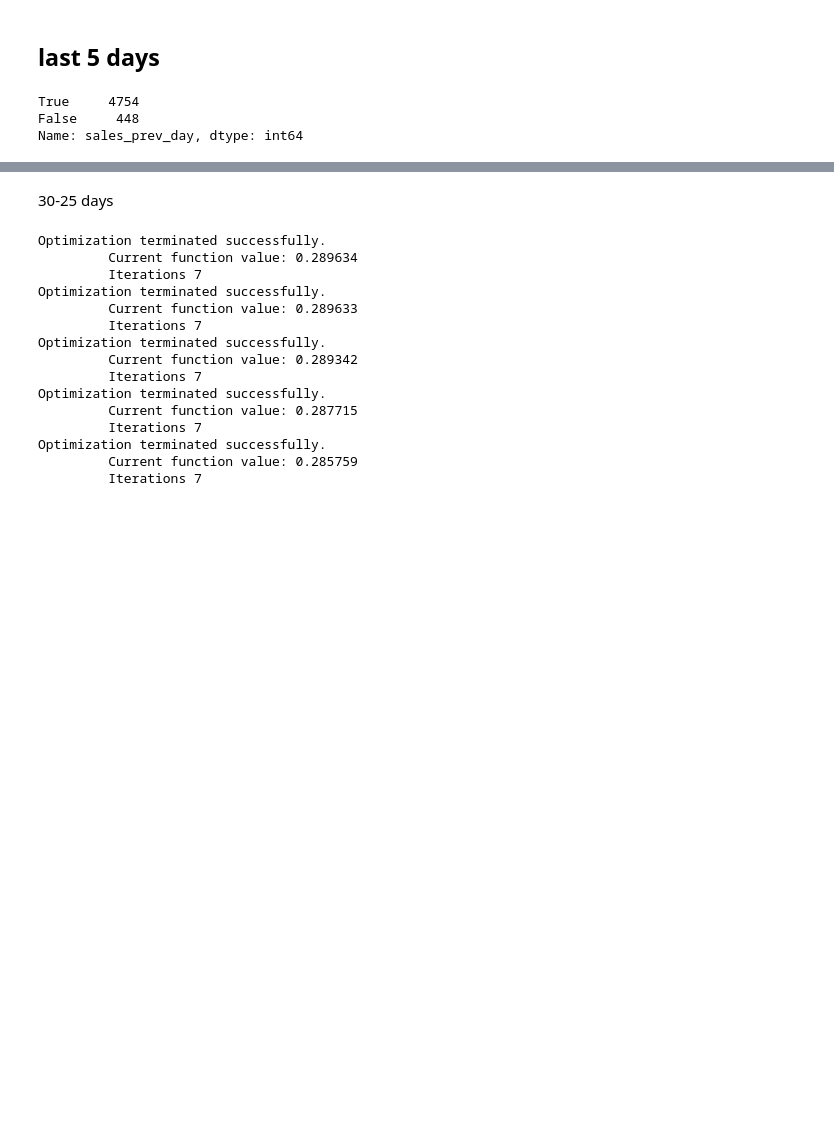
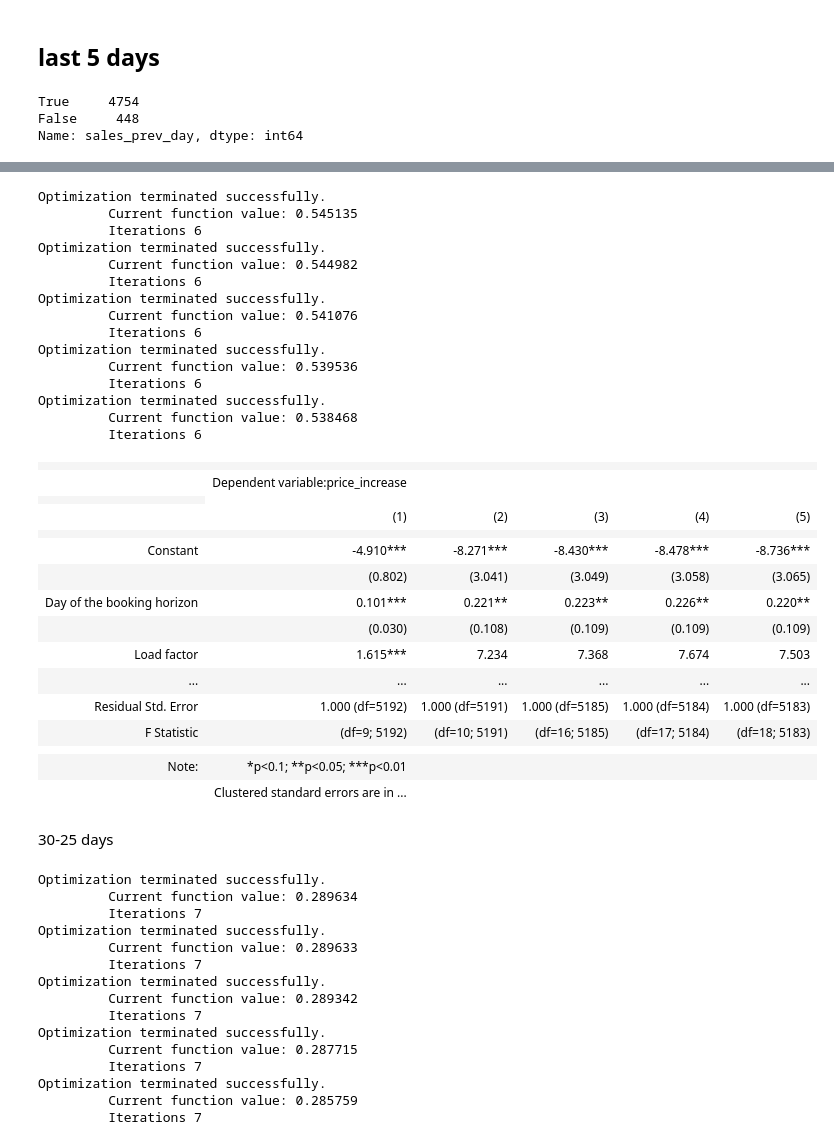
Before and after one commit to adamvig96/renfe-analysis, a Jupyter notebook: regression-models.ipynb, the cells around one changed output, grey strips where cells are left out. Drawn from its saved outputs; the diff is of its cells as text; code cells hidden in the pictures; blank space fills up the shorter version.

```diff
--- a/regression-models.ipynb
+++ b/regression-models.ipynb
@@ -134,3 +161,69 @@ HTML(stargazer.render_html())
+# %%
+out = logit_estimate(formulas, data, days=[0,5])
+
+stargazer = Stargazer(list(out.values()))
+stargazer.rename_covariates(
+    {
+        "Intercept": "Constant",
+        "loading_factor": "Load factor",
+        "days_since": "Day of the booking horizon",
+        "peak_hour": "Peak hour",
+        "sales_prev_day[T.True]": "Sales experienced on previous day",
+        "days_since:loading_factor":"Load factor * day of the BH"
+    }
+)
+stargazer.covariate_order(
+    [
+        "Intercept",
+        "days_since",
+        "loading_factor",
+        "days_since:loading_factor",
+        "peak_hour",
+        "sales_prev_day[T.True]",
+    ]
+)
+
+stargazer.add_line('Route', ['Yes', 'Yes','Yes','Yes','Yes',])
+stargazer.add_line('Weekday', ['No', 'No','Yes','Yes','Yes',])
+stargazer.add_custom_notes(["Clustered standard errors are in parenthesis"])
+output_1 = HTML(stargazer.render_html())
+
+html = output_1.data
+with open("regression_outputs/logit_output_5days.html", "w") as f:
+    f.write(html)
+HTML(stargazer.render_html())
+# %% [output]
+Optimization terminated successfully.
+         Current function value: 0.545135
+         Iterations 6
+Optimization terminated successfully.
+         Current function value: 0.544982
+         Iterations 6
+Optimization terminated successfully.
+         Current function value: 0.541076
+         Iterations 6
+Optimization terminated successfully.
+         Current function value: 0.539536
+         Iterations 6
+Optimization terminated successfully.
+         Current function value: 0.538468
+         Iterations 6
+|  |  |  |  |  |  |
+|  | Dependent variable:price_increase |  |  |  |  |
+|  |
+|  | (1) | (2) | (3) | (4) | (5) |
+|  |  |  |  |  |  |
+| Constant | -4.910*** | -8.271*** | -8.430*** | -8.478*** | -8.736*** |
+|  | (0.802) | (3.041) | (3.049) | (3.058) | (3.065) |
+| Day of the booking horizon | 0.101*** | 0.221** | 0.223** | 0.226** | 0.220** |
+|  | (0.030) | (0.108) | (0.109) | (0.109) | (0.109) |
+| Load factor | 1.615*** | 7.234 | 7.368 | 7.674 | 7.503 |
+| ... | ... | ... | ... | ... | ... |
+| Residual Std. Error | 1.000 (df=5192) | 1.000 (df=5191) | 1.000 (df=5185) | 1.000 (df=5184) | 1.000 (df=5183) |
+| F Statistic | (df=9; 5192) | (df=10; 5191) | (df=16; 5185) | (df=17; 5184) | (df=18; 5183) |
+|  |  |  |  |  |  |
+| Note: | *p<0.1; **p<0.05; ***p<0.01 |  |  |  |  |
+|  | Clustered standard errors are in ... |  |  |  |  |
 # %% [markdown]
 30-25 days
 # %%
```
Also changed, not shown: parts of 16 cells of this notebook, 13 other files.
